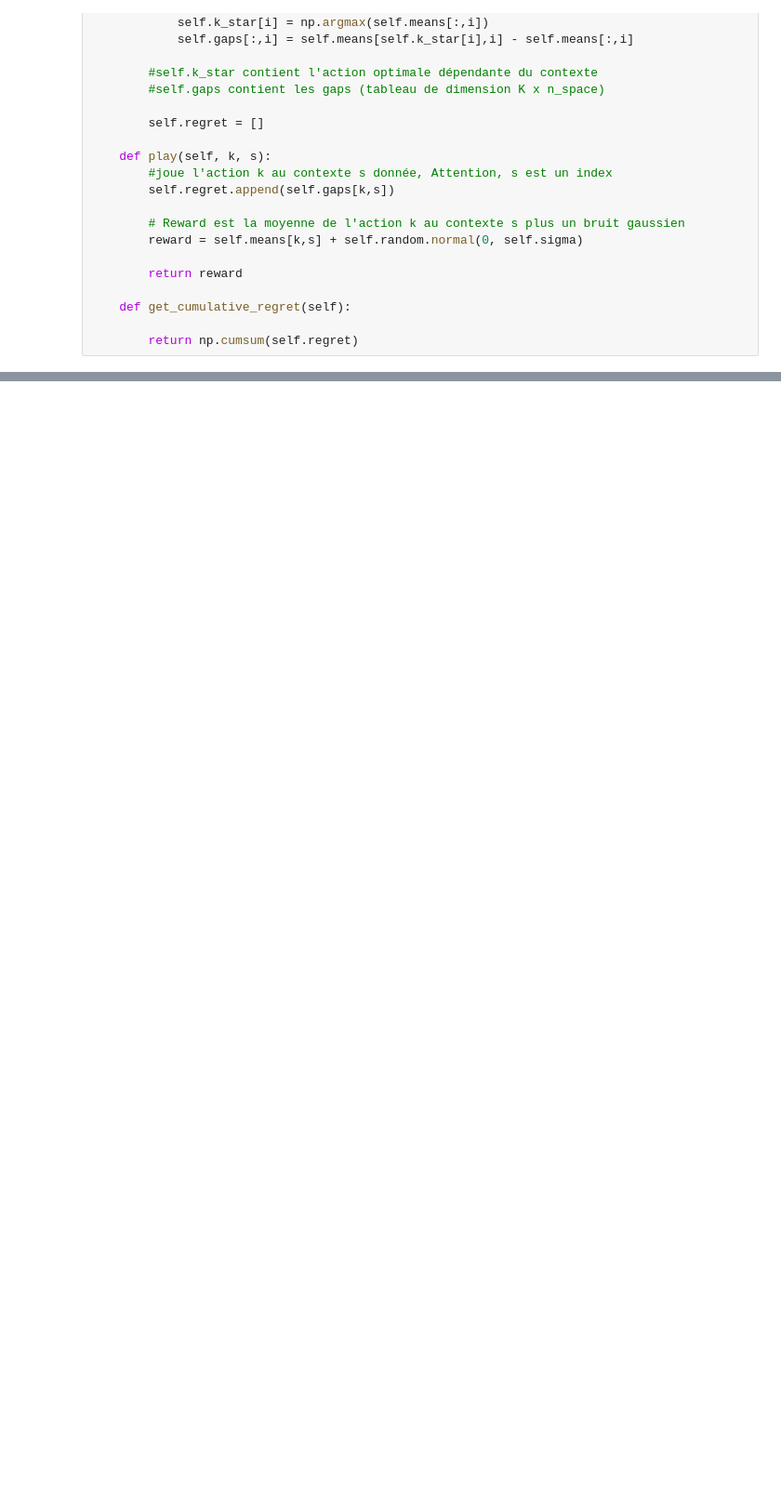
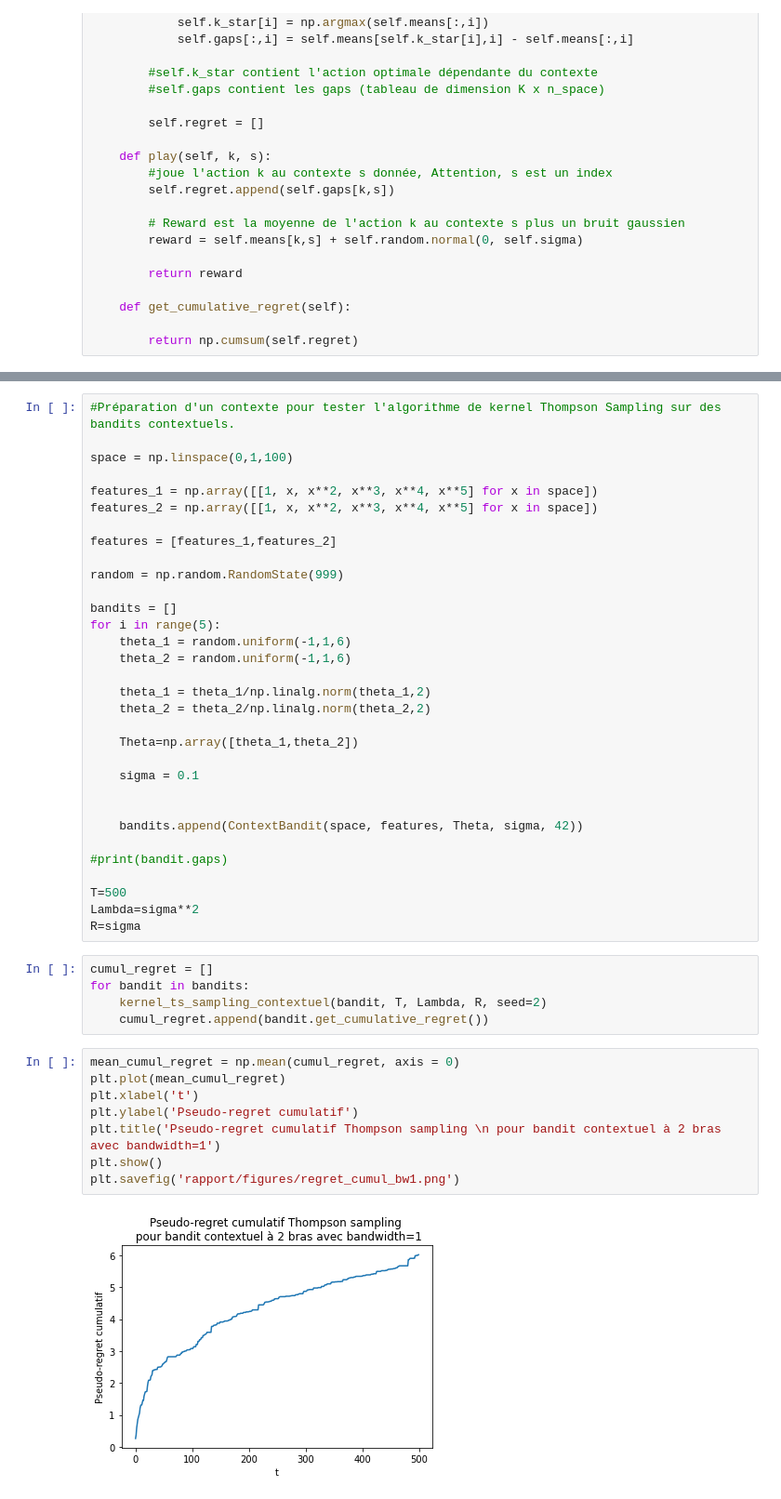
Before and after one commit to vincentmasse/IFT-7201, a Jupyter notebook: Devoir1_RL_no4.ipynb, the cells around one changed output, grey strips where cells are left out. Shown at 93% size. Drawn from its saved outputs; the diff is of its cells as text; blank space fills up the shorter version.

```diff
--- a/Devoir1_RL_no4.ipynb
+++ b/Devoir1_RL_no4.ipynb
@@ -256,0 +268,47 @@ plt.plot(bandit.get_cumulative_regret())
+# %%
+#Préparation d'un contexte pour tester l'algorithme de kernel Thompson Sampling sur des bandits contextuels.
+
+space = np.linspace(0,1,100)
+
+features_1 = np.array([[1, x, x**2, x**3, x**4, x**5] for x in space])
+features_2 = np.array([[1, x, x**2, x**3, x**4, x**5] for x in space])
+
+features = [features_1,features_2]
+
+random = np.random.RandomState(999)
+
+bandits = []
+for i in range(5):
+    theta_1 = random.uniform(-1,1,6)
+    theta_2 = random.uniform(-1,1,6)
+
+    theta_1 = theta_1/np.linalg.norm(theta_1,2)
+    theta_2 = theta_2/np.linalg.norm(theta_2,2)
+
+    Theta=np.array([theta_1,theta_2])
+
+    sigma = 0.1
+
+
+    bandits.append(ContextBandit(space, features, Theta, sigma, 42))
+
+#print(bandit.gaps)
+
+T=500
+Lambda=sigma**2
+R=sigma
+# %%
+cumul_regret = []
+for bandit in bandits:
+    kernel_ts_sampling_contextuel(bandit, T, Lambda, R, seed=2)
+    cumul_regret.append(bandit.get_cumulative_regret())
+# %%
+mean_cumul_regret = np.mean(cumul_regret, axis = 0)
+plt.plot(mean_cumul_regret)
+plt.xlabel('t')
+plt.ylabel('Pseudo-regret cumulatif')
+plt.title('Pseudo-regret cumulatif Thompson sampling \n pour bandit contextuel à 2 bras avec bandwidth=1')
+plt.show()
+plt.savefig('rapport/figures/regret_cumul_bw1.png')
+# %% [output]
+[figure, added]
```
Also changed, not shown: parts of 10 cells of this notebook, 4 other files.
